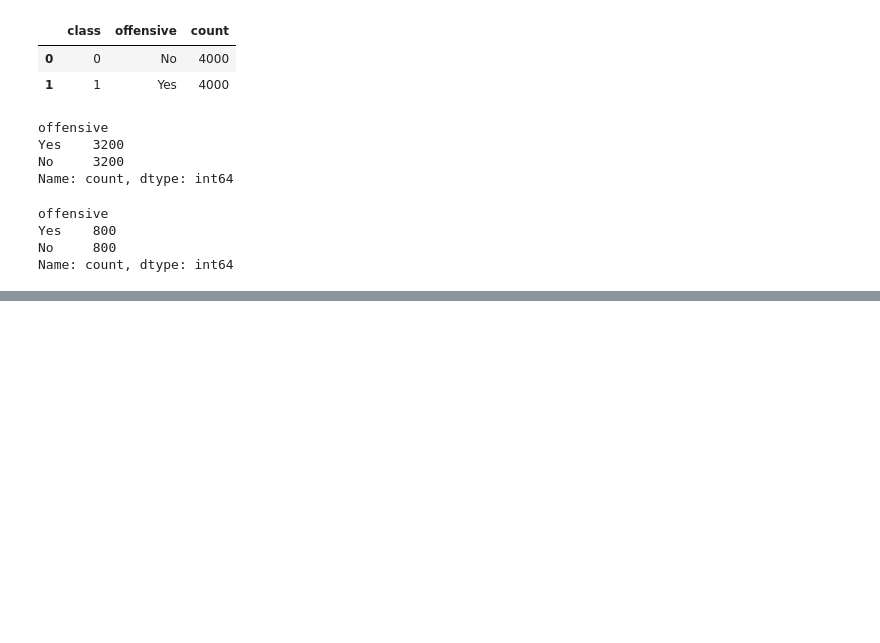
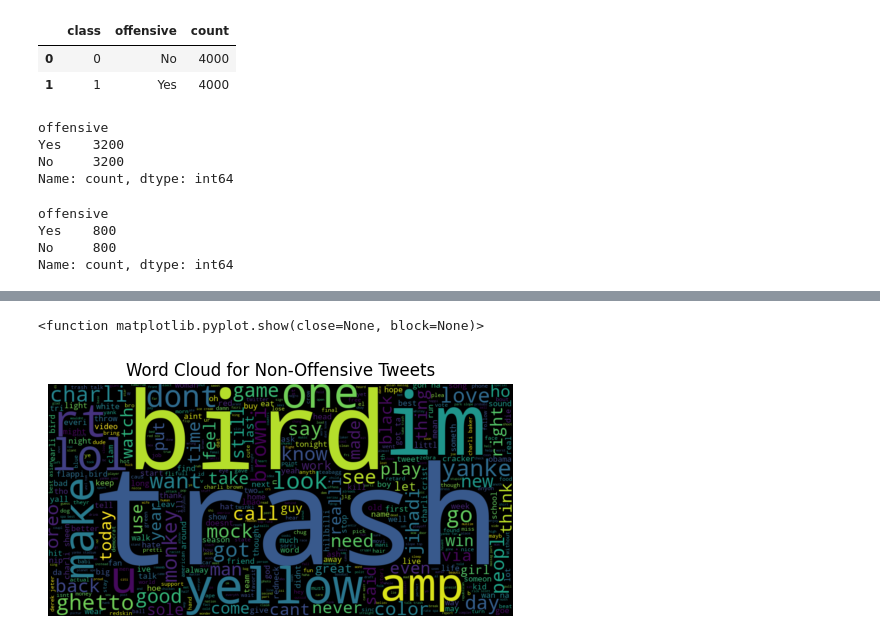
Before and after one commit to nogibjj/NLP_Final_Twiiter-Offense-Classification, a Jupyter notebook: 02_Codes/01_Data_Processing/02_Cleaning.ipynb, the cells around one changed output, grey strips where cells are left out. Drawn from its saved outputs; the diff is of its cells as text; code cells hidden in the pictures; blank space fills up the shorter version.

```diff
--- a/02_Codes/01_Data_Processing/02_Cleaning.ipynb
+++ b/02_Codes/01_Data_Processing/02_Cleaning.ipynb
@@ -267,0 +318,14 @@ test.to_csv("../../01_Data/02_Processed/test.csv", index=False)
+# %%
+#Word cloud for non-offensive tweets
+plt.figure(figsize=(6,4))
+no_words=' '.join(df2[df2['offensive']=="No"].clean_tweet.tolist())
+WC=WordCloud(width=1000,height=500,max_words=500,min_font_size=5)
+no_words=WC.generate(no_words)
+plt.imshow(no_words,interpolation='bilinear')
+plt.axis('off')
+plt.title('Word Cloud for Non-Offensive Tweets')
+plt.savefig('../../03_Plots/01_EDA_03_WC-no.png', dpi=300, bbox_inches='tight')
+plt.show
+# %% [output]
+<function matplotlib.pyplot.show(close=None, block=None)>
+[figure, added]
```
Also changed, not shown: parts of 16 cells of this notebook, 6 other files.
